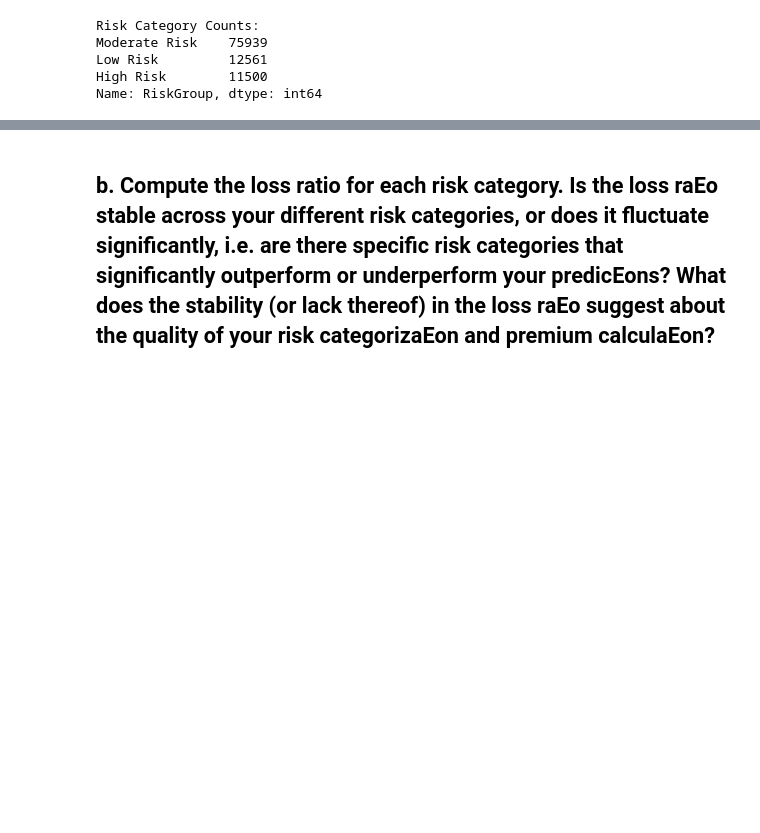
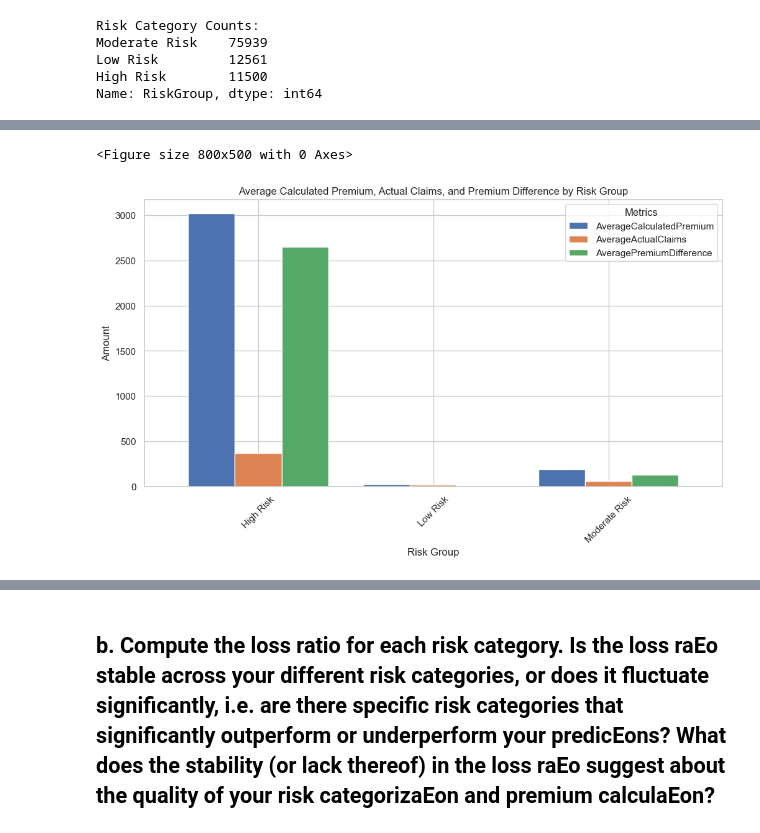
Before and after one commit to bordeauxlink/assurance-term-project, a Jupyter notebook: Term Project Underwriter.ipynb, the cells around one changed output, grey strips where cells are left out. Drawn from its saved outputs; the diff is of its cells as text; code cells hidden in the pictures; blank space fills up the shorter version.

```diff
--- a/Term Project Underwriter.ipynb
+++ b/Term Project Underwriter.ipynb
@@ -1259,0 +1326,20 @@ Name: RiskGroup, dtype: int64
+# %%
+import matplotlib.pyplot as plt
+import seaborn as sns
+
+# Set the style for seaborn
+sns.set(style="whitegrid")
+
+# 1. Bar plot of Average Calculated Premium, Average Actual Claims, and Average Premium Difference by Risk Group
+plt.figure(figsize=(8, 5))
+group_comparison.plot(x='RiskGroup', y=['AverageCalculatedPremium', 'AverageActualClaims', 'AveragePremiumDifference'],
+                      kind='bar', stacked=False, width=0.8, figsize=(12, 6))
+plt.title('Average Calculated Premium, Actual Claims, and Premium Difference by Risk Group')
+plt.xlabel('Risk Group')
+plt.ylabel('Amount')
+plt.xticks(rotation=45)
+plt.legend(title='Metrics')
+plt.show()
+# %% [output]
+<Figure size 800x500 with 0 Axes>
+[figure, added]
```
Also changed, not shown: parts of 30 cells of this notebook.
